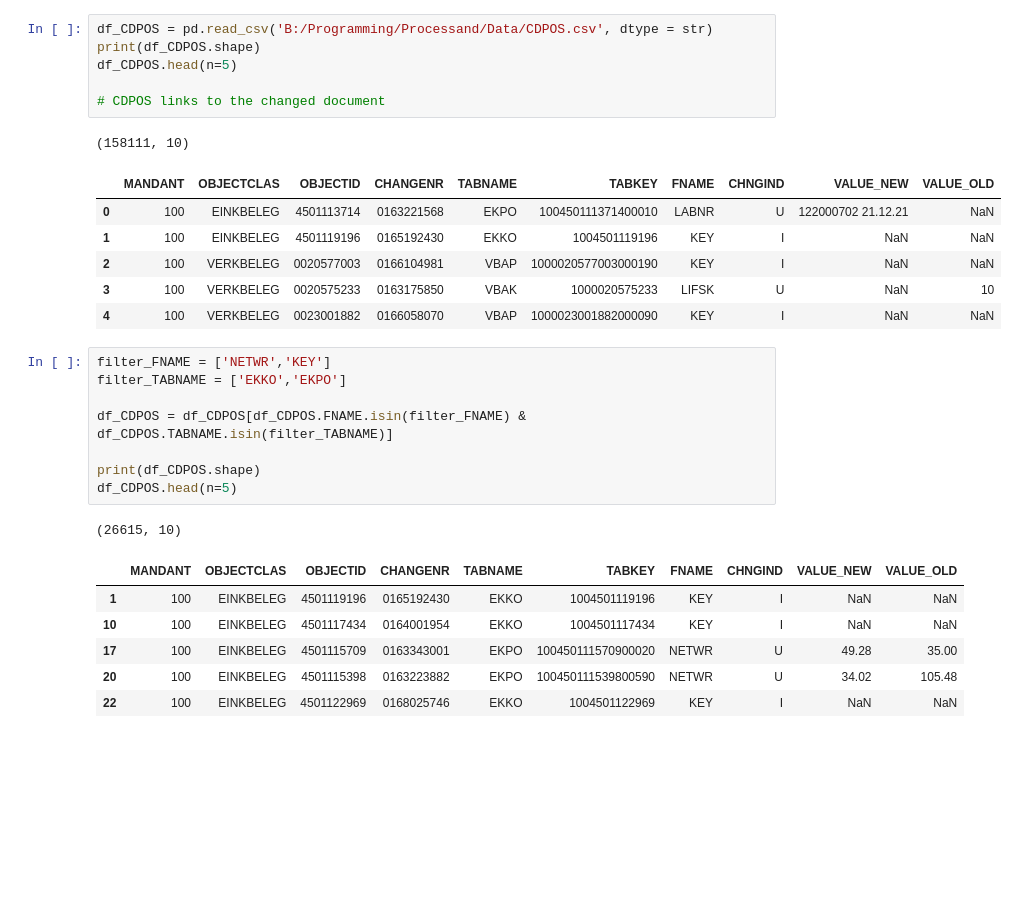
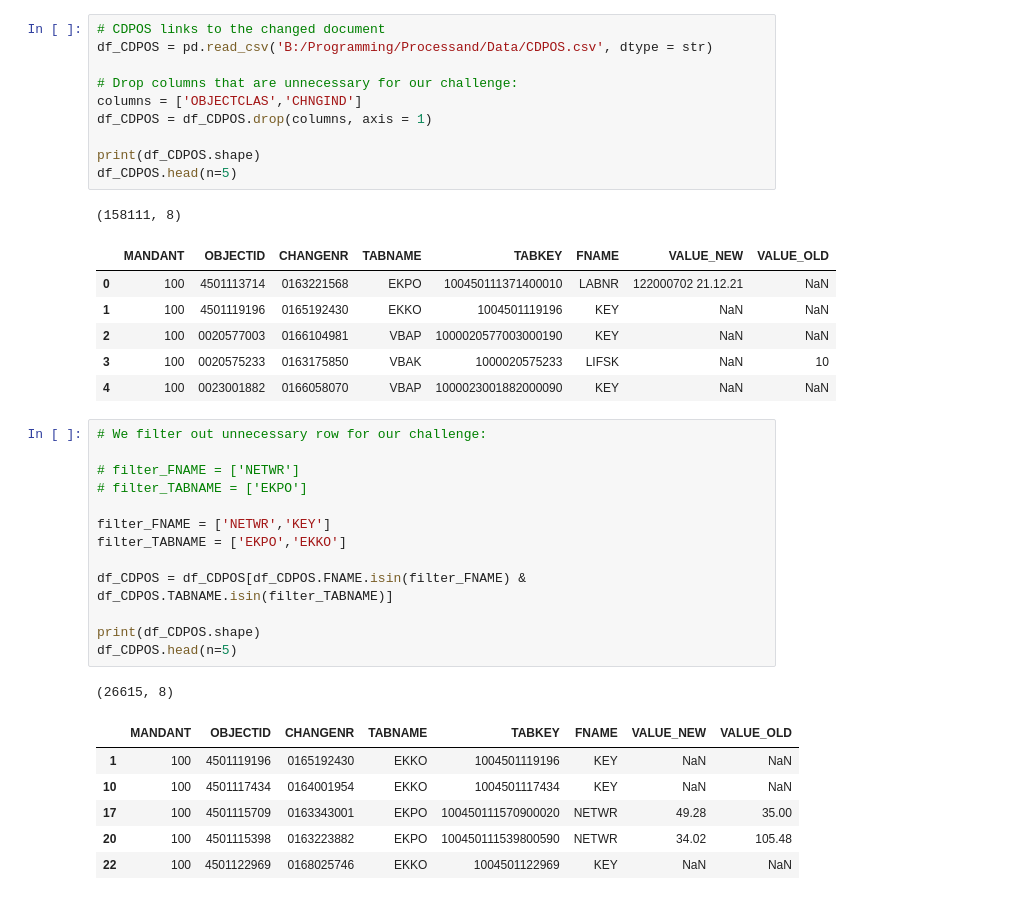
Before and after one commit to tomanjepan/Processand, a Jupyter notebook: main.ipynb, the cells around one changed output. Cells and saved outputs as stored; diff of their text form; blank space fills up the shorter version.

```diff
--- a/main.ipynb
+++ b/main.ipynb
@@ -17,30 +23,39 @@ df_CDHDR.head(n=5)
 # %%
+# CDPOS links to the changed document
 df_CDPOS = pd.read_csv('B:/Programming/Processand/Data/CDPOS.csv', dtype = str)
+
+# Drop columns that are unnecessary for our challenge:
+columns = ['OBJECTCLAS','CHNGIND']
+df_CDPOS = df_CDPOS.drop(columns, axis = 1)
+
 print(df_CDPOS.shape)
 df_CDPOS.head(n=5)
-
-# CDPOS links to the changed document
 # %% [output]
-(158111, 10)
+(158111, 8)
-|  | MANDANT | OBJECTCLAS | OBJECTID | CHANGENR | TABNAME | TABKEY | FNAME | CHNGIND | VALUE_NEW | VALUE_OLD |
-| 0 | 100 | EINKBELEG | 4501113714 | 0163221568 | EKPO | 100450111371400010 | LABNR | U | 122000702 21.12.21 | NaN |
-| 1 | 100 | EINKBELEG | 4501119196 | 0165192430 | EKKO | 1004501119196 | KEY | I | NaN | NaN |
-| 2 | 100 | VERKBELEG | 0020577003 | 0166104981 | VBAP | 1000020577003000190 | KEY | I | NaN | NaN |
-| 3 | 100 | VERKBELEG | 0020575233 | 0163175850 | VBAK | 1000020575233 | LIFSK | U | NaN | 10 |
-| 4 | 100 | VERKBELEG | 0023001882 | 0166058070 | VBAP | 1000023001882000090 | KEY | I | NaN | NaN |
+|  | MANDANT | OBJECTID | CHANGENR | TABNAME | TABKEY | FNAME | VALUE_NEW | VALUE_OLD |
+| 0 | 100 | 4501113714 | 0163221568 | EKPO | 100450111371400010 | LABNR | 122000702 21.12.21 | NaN |
+| 1 | 100 | 4501119196 | 0165192430 | EKKO | 1004501119196 | KEY | NaN | NaN |
+| 2 | 100 | 0020577003 | 0166104981 | VBAP | 1000020577003000190 | KEY | NaN | NaN |
+| 3 | 100 | 0020575233 | 0163175850 | VBAK | 1000020575233 | LIFSK | NaN | 10 |
+| 4 | 100 | 0023001882 | 0166058070 | VBAP | 1000023001882000090 | KEY | NaN | NaN |
 # %%
+# We filter out unnecessary row for our challenge:
+
+# filter_FNAME = ['NETWR']
+# filter_TABNAME = ['EKPO']
+
 filter_FNAME = ['NETWR','KEY']
-filter_TABNAME = ['EKKO','EKPO']
+filter_TABNAME = ['EKPO','EKKO']
 
 df_CDPOS = df_CDPOS[df_CDPOS.FNAME.isin(filter_FNAME) & df_CDPOS.TABNAME.isin(filter_TABNAME)]
 
 print(df_CDPOS.shape)
 df_CDPOS.head(n=5)
 # %% [output]
-(26615, 10)
+(26615, 8)
-|  | MANDANT | OBJECTCLAS | OBJECTID | CHANGENR | TABNAME | TABKEY | FNAME | CHNGIND | VALUE_NEW | VALUE_OLD |
-| 1 | 100 | EINKBELEG | 4501119196 | 0165192430 | EKKO | 1004501119196 | KEY | I | NaN | NaN |
-| 10 | 100 | EINKBELEG | 4501117434 | 0164001954 | EKKO | 1004501117434 | KEY | I | NaN | NaN |
-| 17 | 100 | EINKBELEG | 4501115709 | 0163343001 | EKPO | 100450111570900020 | NETWR | U | 49.28 | 35.00 |
-| 20 | 100 | EINKBELEG | 4501115398 | 0163223882 | EKPO | 100450111539800590 | NETWR | U | 34.02 | 105.48 |
-| 22 | 100 | EINKBELEG | 4501122969 | 0168025746 | EKKO | 1004501122969 | KEY | I | NaN | NaN |
+|  | MANDANT | OBJECTID | CHANGENR | TABNAME | TABKEY | FNAME | VALUE_NEW | VALUE_OLD |
+| 1 | 100 | 4501119196 | 0165192430 | EKKO | 1004501119196 | KEY | NaN | NaN |
+| 10 | 100 | 4501117434 | 0164001954 | EKKO | 1004501117434 | KEY | NaN | NaN |
+| 17 | 100 | 4501115709 | 0163343001 | EKPO | 100450111570900020 | NETWR | 49.28 | 35.00 |
+| 20 | 100 | 4501115398 | 0163223882 | EKPO | 100450111539800590 | NETWR | 34.02 | 105.48 |
+| 22 | 100 | 4501122969 | 0168025746 | EKKO | 1004501122969 | KEY | NaN | NaN |
```
Also changed, not shown: parts of 20 cells of this notebook, 1 other file.
